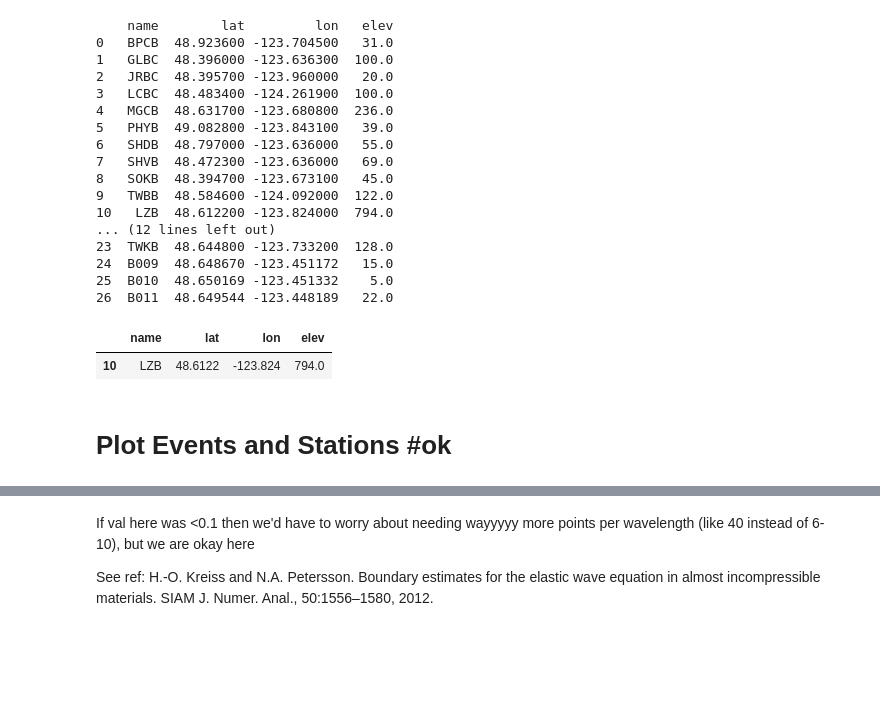
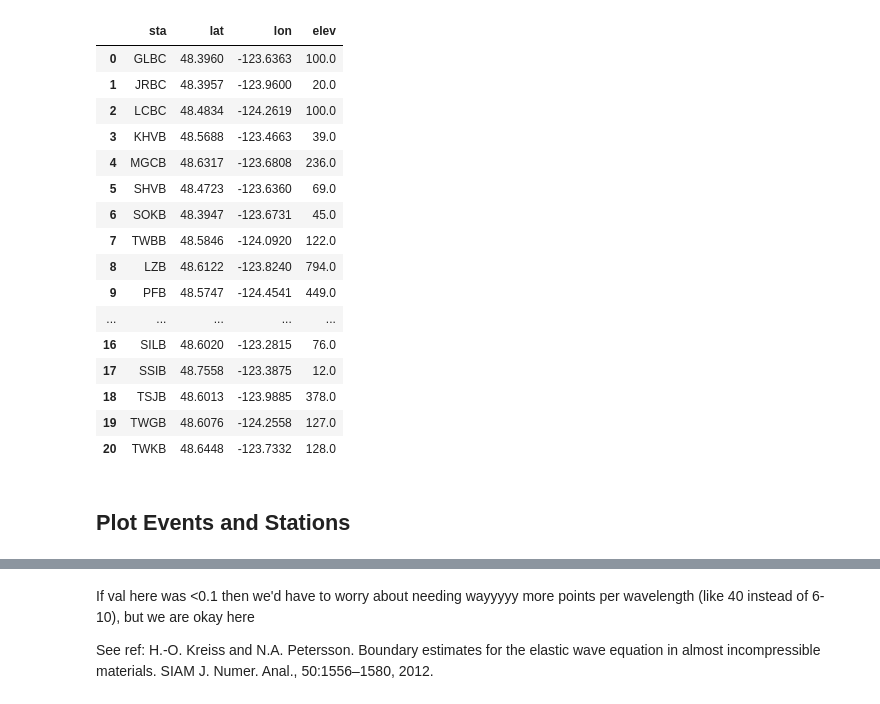
Before and after one commit to papinlois/sw4, a Jupyter notebook: project/ProblemSetup_SVI.ipynb, the cells around one changed output, grey strips where cells are left out. Saved outputs shown, nothing was run; the diff lists cells and outputs as text; code cells hidden in the pictures; blank space fills up the shorter version.

```diff
--- a/project/ProblemSetup_SVI.ipynb
+++ b/project/ProblemSetup_SVI.ipynb
@@ -10,4 +10,4 @@ import xarray as xr
 import cartopy.crs as ccrs
 import matplotlib.pyplot as plt
 import sw4FileFunctions as sff
-from datetime import datetime, timedelta
+base_dir = '/Users/lpapin/Documents/phd/projects/sw4/nonlinloc/'
@@ -102,3 +68,4 @@ Name: 1940, dtype: object
 # %%
-stas=pd.read_csv('./stations.csv', usecols=[1, 2, 3, 4],
-                    names=['name', 'lat', 'lon', 'elev'], header=0, delimiter='|')
+stas=pd.read_csv(base_dir+'stations.csv', usecols=[1, 2, 3, 4],
+                    names=['sta', 'lat', 'lon', 'elev'], header=0, delimiter='|')
+stas
@@ -105,29 +90,24 @@ stas=pd.read_csv('./stations.csv', usecols=[1, 2, 3, 4],
-# %%
-print(stas)
-# %% [output]
-    name        lat         lon   elev
-0   BPCB  48.923600 -123.704500   31.0
-1   GLBC  48.396000 -123.636300  100.0
-2   JRBC  48.395700 -123.960000   20.0
-3   LCBC  48.483400 -124.261900  100.0
-4   MGCB  48.631700 -123.680800  236.0
-5   PHYB  49.082800 -123.843100   39.0
-6   SHDB  48.797000 -123.636000   55.0
-7   SHVB  48.472300 -123.636000   69.0
-8   SOKB  48.394700 -123.673100   45.0
-9   TWBB  48.584600 -124.092000  122.0
-10   LZB  48.612200 -123.824000  794.0
-... (12 lines left out)
-23  TWKB  48.644800 -123.733200  128.0
-24  B009  48.648670 -123.451172   15.0
-25  B010  48.650169 -123.451332    5.0
-26  B011  48.649544 -123.448189   22.0
 # %%
 # Choose subset of stations
-sta = stas[stas['name'] == 'LZB']
-sta
+stas=stas.query('sta in @names').reset_index(drop=True)
+stas
 # %% [output]
-|  | name | lat | lon | elev |
-| 10 | LZB | 48.6122 | -123.824 | 794.0 |
+|  | sta | lat | lon | elev |
+| 0 | GLBC | 48.3960 | -123.6363 | 100.0 |
+| 1 | JRBC | 48.3957 | -123.9600 | 20.0 |
+| 2 | LCBC | 48.4834 | -124.2619 | 100.0 |
+| 3 | KHVB | 48.5688 | -123.4663 | 39.0 |
+| 4 | MGCB | 48.6317 | -123.6808 | 236.0 |
+| 5 | SHVB | 48.4723 | -123.6360 | 69.0 |
+| 6 | SOKB | 48.3947 | -123.6731 | 45.0 |
+| 7 | TWBB | 48.5846 | -124.0920 | 122.0 |
+| 8 | LZB | 48.6122 | -123.8240 | 794.0 |
+| 9 | PFB | 48.5747 | -124.4541 | 449.0 |
+| ... | ... | ... | ... | ... |
+| 16 | SILB | 48.6020 | -123.2815 | 76.0 |
+| 17 | SSIB | 48.7558 | -123.3875 | 12.0 |
+| 18 | TSJB | 48.6013 | -123.9885 | 378.0 |
+| 19 | TWGB | 48.6076 | -124.2558 | 127.0 |
+| 20 | TWKB | 48.6448 | -123.7332 | 128.0 |
 # %% [markdown]
-# Plot Events and Stations #ok
+## Plot Events and Stations
```
Also changed, not shown: parts of 62 cells of this notebook.
